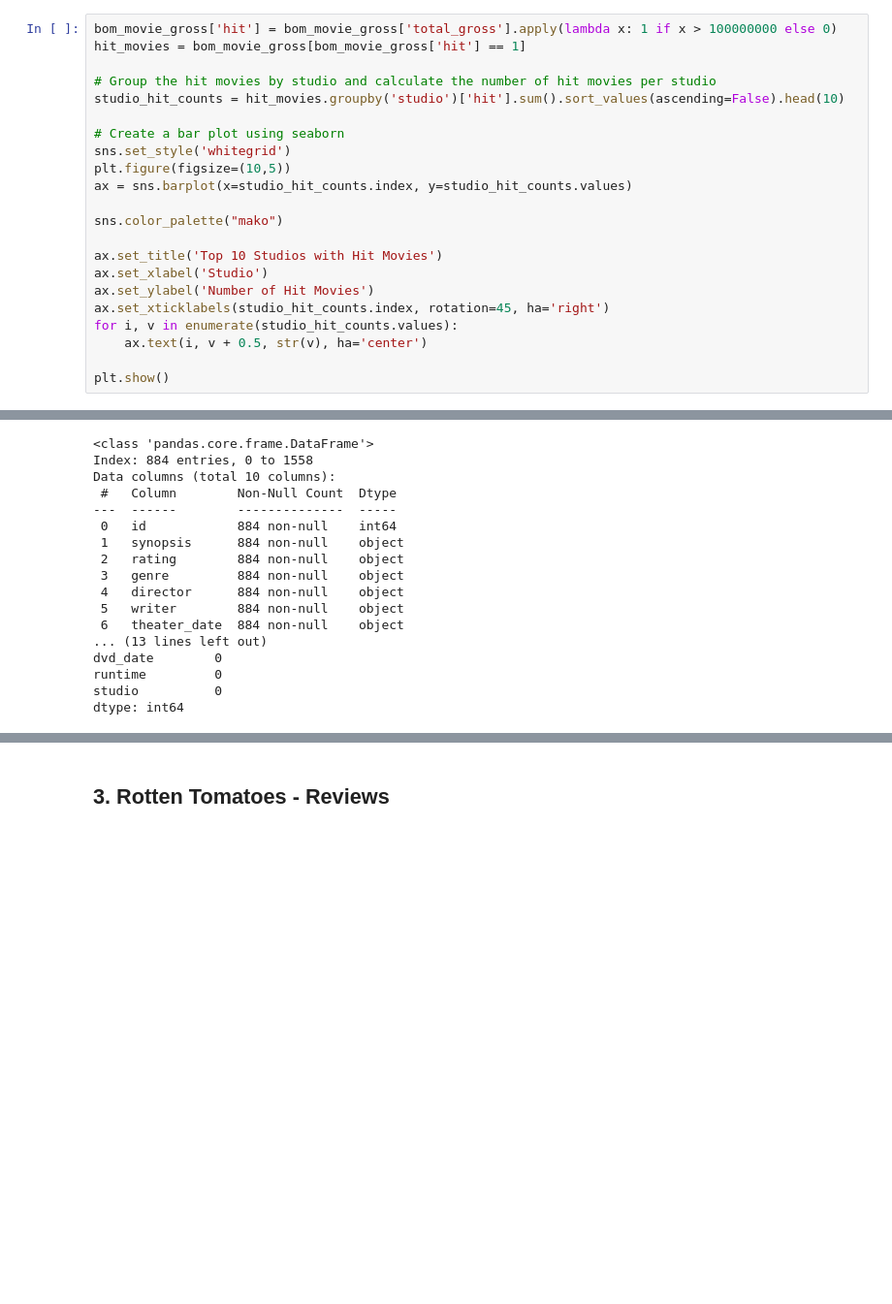
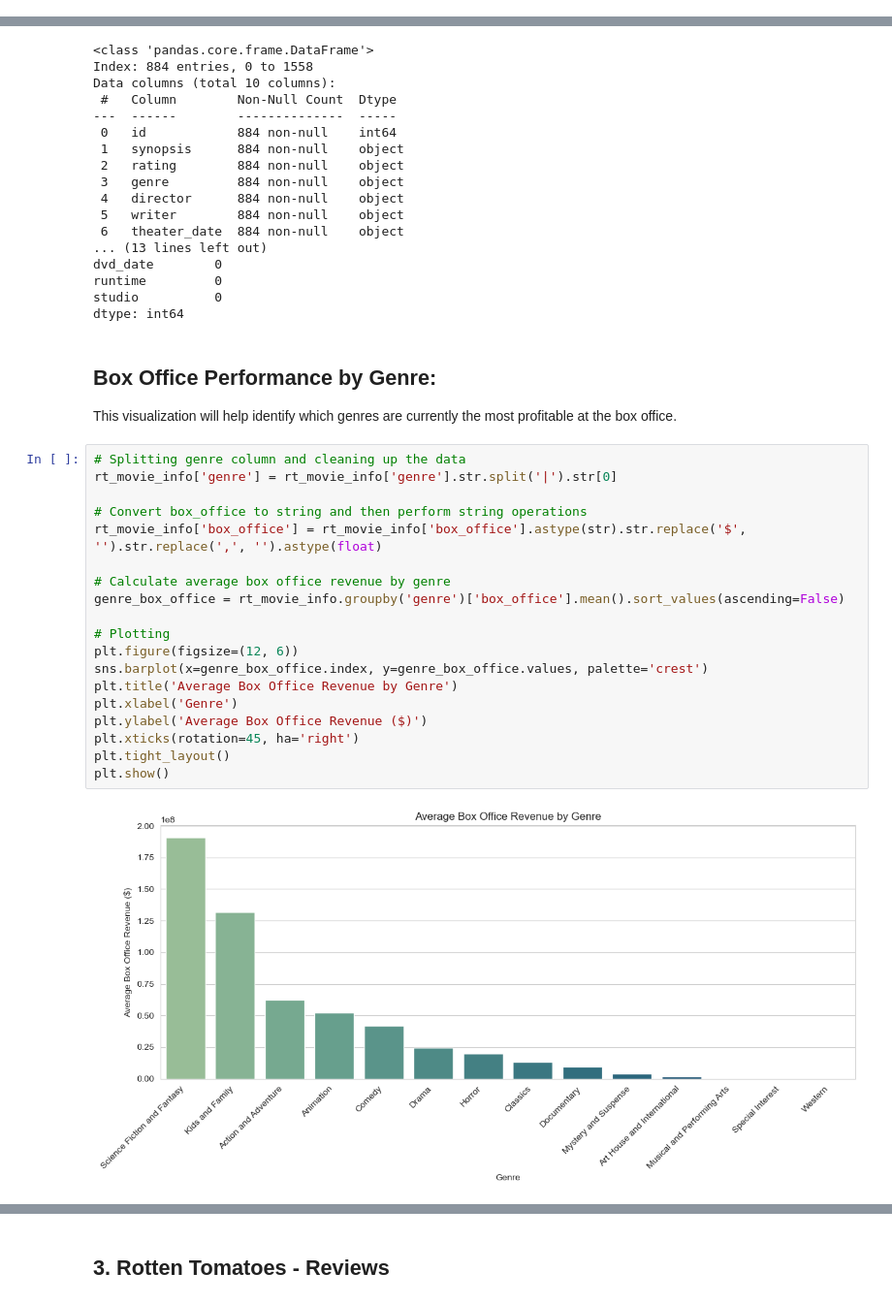
Before and after one commit to geomwangi007/Microsoft-Studio-Project, a Jupyter notebook: student.ipynb, the cells around one changed output, grey strips where cells are left out. Shown at 97% size. Saved outputs shown, nothing was run; the diff lists cells and outputs as text; blank space fills up the shorter version.

Commit message:
Decription of the visuals

```diff
--- a/student.ipynb
+++ b/student.ipynb
@@ -285,25 +274,3 @@ ax.set_ylabel('Movie Title')
 plt.show()
 # %% [output]
 [figure]
-# %%
-bom_movie_gross['hit'] = bom_movie_gross['total_gross'].apply(lambda x: 1 if x > 100000000 else 0)
-hit_movies = bom_movie_gross[bom_movie_gross['hit'] == 1]
-
-# Group the hit movies by studio and calculate the number of hit movies per studio
-studio_hit_counts = hit_movies.groupby('studio')['hit'].sum().sort_values(ascending=False).head(10)
-
-# Create a bar plot using seaborn
-sns.set_style('whitegrid')
-plt.figure(figsize=(10,5))
-ax = sns.barplot(x=studio_hit_counts.index, y=studio_hit_counts.values)
-
-sns.color_palette("mako")
-
-ax.set_title('Top 10 Studios with Hit Movies')
-ax.set_xlabel('Studio')
-ax.set_ylabel('Number of Hit Movies')
-ax.set_xticklabels(studio_hit_counts.index, rotation=45, ha='right')
-for i, v in enumerate(studio_hit_counts.values):
-    ax.text(i, v + 0.5, str(v), ha='center')
-
-plt.show()
@@ -469,3 +402,28 @@ dvd_date        0
 runtime         0
 studio          0
 dtype: int64
+# %% [markdown]
+## Box Office Performance by Genre:
+
+This visualization will help identify which genres are currently the most profitable at the box office.
+# %%
+# Splitting genre column and cleaning up the data
+rt_movie_info['genre'] = rt_movie_info['genre'].str.split('|').str[0]
+
+# Convert box_office to string and then perform string operations
+rt_movie_info['box_office'] = rt_movie_info['box_office'].astype(str).str.replace('$', '').str.replace(',', '').astype(float)
+
+# Calculate average box office revenue by genre
+genre_box_office = rt_movie_info.groupby('genre')['box_office'].mean().sort_values(ascending=False)
+
+# Plotting
+plt.figure(figsize=(12, 6))
+sns.barplot(x=genre_box_office.index, y=genre_box_office.values, palette='crest')
+plt.title('Average Box Office Revenue by Genre')
+plt.xlabel('Genre')
+plt.ylabel('Average Box Office Revenue ($)')
+plt.xticks(rotation=45, ha='right')
+plt.tight_layout()
+plt.show()
+# %% [output]
+[figure, added]
```
Also changed, not shown: parts of 12 cells of this notebook.
